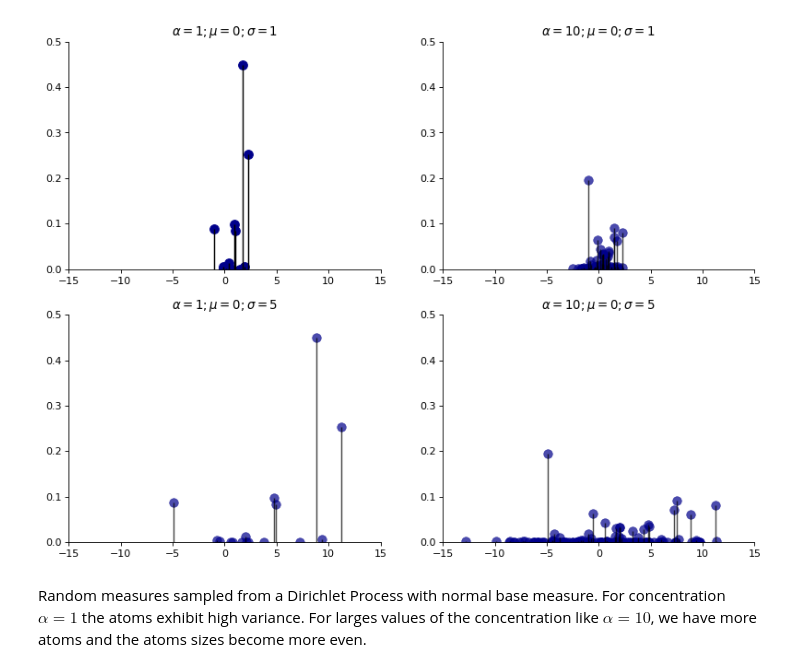
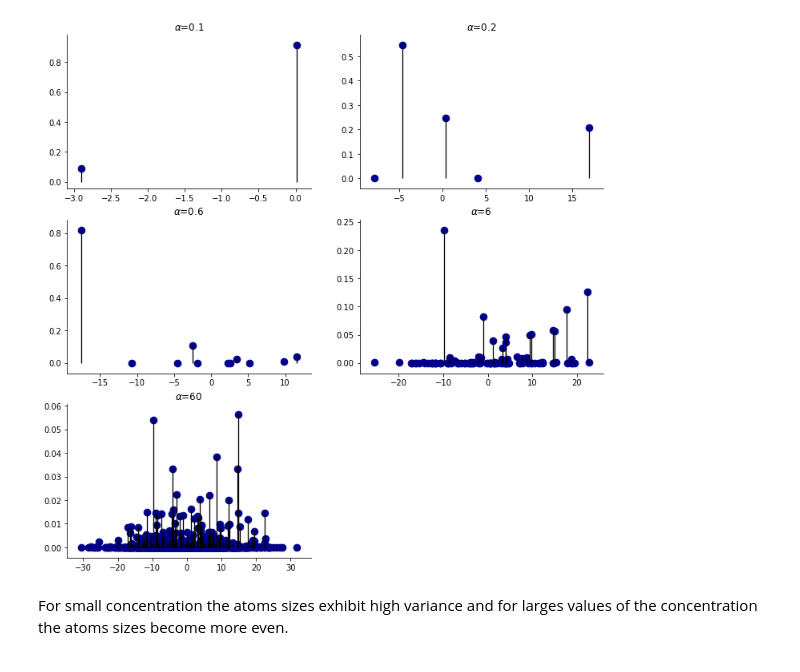
Before and after one commit to dgarridoa/aml, a Jupyter notebook: Dirichlet_Process.ipynb, the cells around one changed output. Drawn from its saved outputs; the diff is of its cells as text; code cells hidden in the pictures.

```diff
--- a/Dirichlet_Process.ipynb
+++ b/Dirichlet_Process.ipynb
@@ -68,61 +250,20 @@ plt.show()
 # %%
 def dirichlet_process(alpha, mu=0, sigma=1, seed=0):
     # atoms sizes
-    c = stick_breaking(alpha, seed=seed)
+    C = stick_breaking(alpha, seed=seed)
     # gaussian base measure
     np.random.seed(seed)
-    phi = np.array([np.random.normal(mu,sigma) for c_k in c])
-    return c, phi
+    Phi = np.array([np.random.normal(mu,sigma) for C_k in C])
+    return C, Phi
 # %%
-c1, phi1 = dirichlet_process(1, mu=0, sigma=1, seed=0)
-c2, phi2 = dirichlet_process(10, mu=0, sigma=1, seed=0)
-c3, phi3 = dirichlet_process(1, mu=0, sigma=5, seed=0)
-c4, phi4 = dirichlet_process(10, mu=0, sigma=5, seed=0)
+C1, Phi1 = dirichlet_process(0.1, mu=0, sigma=10, seed=9)
+C2, Phi2 = dirichlet_process(0.2, mu=0, sigma=10, seed=7)
+C3, Phi3 = dirichlet_process(0.6, mu=0, sigma=10, seed=100)
+C4, Phi4 = dirichlet_process(6, mu=0, sigma=10, seed=0)
+C5, Phi5 = dirichlet_process(60, mu=0, sigma=10, seed=0)
-# %%
-fig, ax = plt.subplots(2, 2, figsize=(12,9), dpi= 80)
-
-ax[0,0].vlines(x=phi1, ymin=0, ymax=c1, color='black', linewidth=1.3)
-ax[0,0].scatter(x=phi1, y=c1, s=75, color='darkblue')
-ax[0,0].set_title(r"$\alpha=1; \mu=0; \sigma=1$")
-
-ax[0,1].vlines(x=phi2, ymin=0, ymax=c2, color='black', alpha=0.7, linewidth=1.3)
-ax[0,1].scatter(x=phi2, y=c2, s=75, color='darkblue', alpha=0.7, linewidths=0.5)
-ax[0,1].set_title(r"$\alpha=10; \mu=0; \sigma=1$")
-
-
-ax[1,0].vlines(x=phi3, ymin=0, ymax=c3, color='black', alpha=0.7, linewidth=1.3)
-ax[1,0].scatter(x=phi3, y=c3, s=75, color='darkblue', alpha=0.7, linewidths=0.5)
-ax[1,0].set_title(r"$\alpha=1; \mu=0; \sigma=5$")
-
-ax[1,1].vlines(x=phi4, ymin=0, ymax=c4, color='black', alpha=0.7, linewidth=1.3)
-ax[1,1].scatter(x=phi4, y=c4, s=75, color='darkblue', alpha=0.7, linewidths=0.5)
-ax[1,1].set_title(r"$\alpha=10; \mu=0; \sigma=5$")
-
-# xlim
-ax[0,0].set_xlim(-15, 15)
-ax[0,1].set_xlim(-15, 15)
-ax[1,0].set_xlim(-15, 15)
-ax[1,1].set_xlim(-15, 15)
-
-# ylim
-ax[0,0].set_ylim(0, 0.5)
-ax[0,1].set_ylim(0, 0.5)
-ax[1,0].set_ylim(0, 0.5)
-ax[1,1].set_ylim(0, 0.5)
-
-# margins
-ax[0,0].spines['right'].set_visible(False)
-ax[0,1].spines['right'].set_visible(False)
-ax[1,0].spines['right'].set_visible(False)
-ax[1,1].spines['right'].set_visible(False)
-
-ax[0,0].spines['top'].set_visible(False)
-ax[0,1].spines['top'].set_visible(False)
-ax[1,0].spines['top'].set_visible(False)
-ax[1,1].spines['top'].set_visible(False)
-
-plt.show()
-# %% [output]
-[figure, removed]
+# %%
+plot_dp([C1, C2, C3, C4, C5], [Phi1, Phi2, Phi3, Phi4, Phi5],  [0.1, 0.2, 0.6, 6, 60])
+# %% [output]
+[figure, added]
 # %% [markdown]
-Random measures sampled from a Dirichlet Process with normal base measure. For concentration $\alpha=1$ the atoms exhibit high variance. For larges values of the concentration like $\alpha=10$, we have more atoms and the atoms sizes become more even.
+For small concentration the atoms sizes exhibit high variance and for larges values of the concentration the atoms sizes become more even.
```
Also changed, not shown: parts of 25 cells of this notebook, 1 other file.
